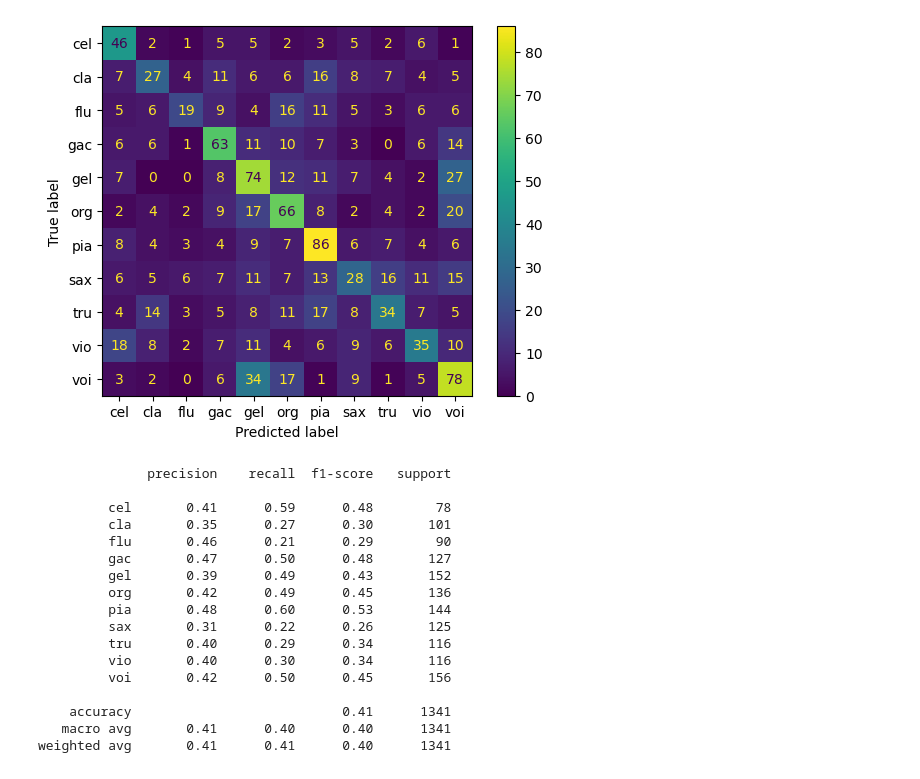
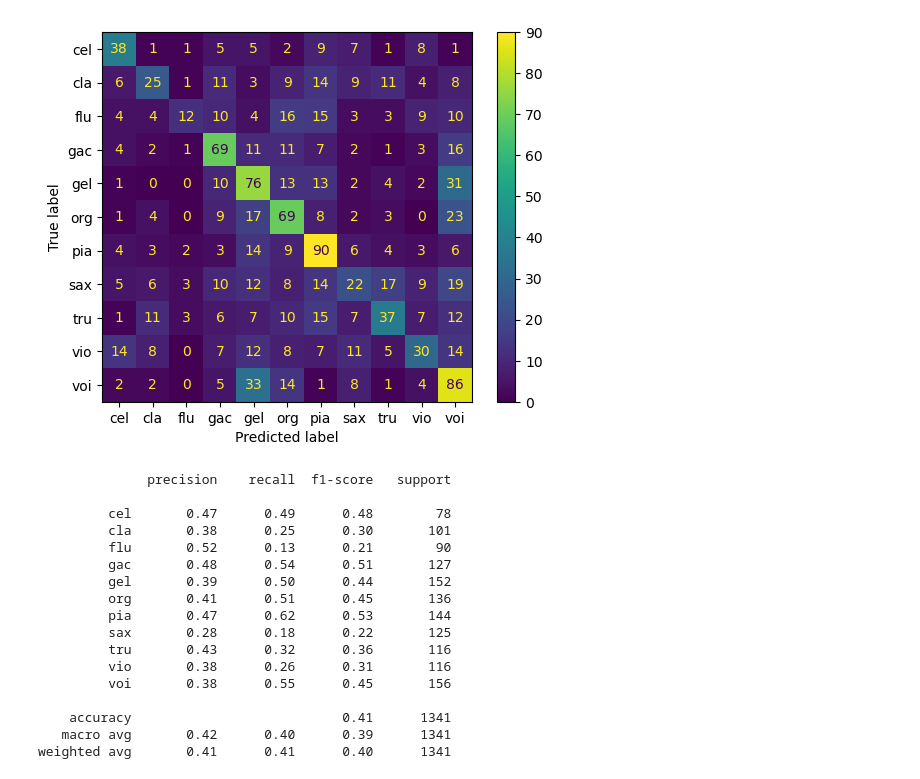
Before and after one commit to matgaj/pum_projekt1, a Jupyter notebook: mfcc_feature_extraction/classification_mfcc.ipynb, the cells around one changed output. Cells and saved outputs as stored; diff of their text form; code cells hidden in the pictures.

```diff
--- a/mfcc_feature_extraction/classification_mfcc.ipynb
+++ b/mfcc_feature_extraction/classification_mfcc.ipynb
@@ -26,7 +26,7 @@ X_train_pca = pca.fit_transform(X_train_scaled)
 X_test_pca = pca.transform(X_test_scaled)
 # %%
 # Klasyfikacja RandomForest
-clf = RandomForestClassifier(n_estimators=200, max_features="sqrt" , random_state=42, n_jobs=-1)
+clf = RandomForestClassifier(n_estimators=100, max_features="sqrt" , random_state=42, n_jobs=-1)
 clf.fit(X_train_scaled, y_train)
 preds = clf.predict(X_test_scaled)
 
@@ -58,29 +58,29 @@ weighted avg       0.43      0.41      0.38      1341
 # %%
 # druga metoda klasyfikacji
 from sklearn.svm import SVC
-svm_clf = SVC(kernel='rbf', C=10.0, gamma='scale', random_state=42)
+svm_clf = SVC(kernel='rbf', C=1.0, gamma='scale', random_state=42)
 svm_clf.fit(X_train_pca, y_train)
 svm_preds = svm_clf.predict(X_test_pca)
 
 ConfusionMatrixDisplay.from_predictions(y_test, svm_preds)
 plt.show()
 print(classification_report(y_test, svm_preds))
 # %% [output]
-[figure, old version]
+[figure, new version]
               precision    recall  f1-score   support
 
-         cel       0.41      0.59      0.48        78
-         cla       0.35      0.27      0.30       101
-         flu       0.46      0.21      0.29        90
-         gac       0.47      0.50      0.48       127
-         gel       0.39      0.49      0.43       152
-         org       0.42      0.49      0.45       136
-         pia       0.48      0.60      0.53       144
-         sax       0.31      0.22      0.26       125
-         tru       0.40      0.29      0.34       116
-         vio       0.40      0.30      0.34       116
-         voi       0.42      0.50      0.45       156
+         cel       0.47      0.49      0.48        78
+         cla       0.38      0.25      0.30       101
+         flu       0.52      0.13      0.21        90
+         gac       0.48      0.54      0.51       127
+         gel       0.39      0.50      0.44       152
+         org       0.41      0.51      0.45       136
+         pia       0.47      0.62      0.53       144
+         sax       0.28      0.18      0.22       125
+         tru       0.43      0.32      0.36       116
+         vio       0.38      0.26      0.31       116
+         voi       0.38      0.55      0.45       156
 
     accuracy                           0.41      1341
-   macro avg       0.41      0.40      0.40      1341
+   macro avg       0.42      0.40      0.39      1341
 weighted avg       0.41      0.41      0.40      1341
```
Also changed, not shown: parts of 1 cell of this notebook, 1 other file.
